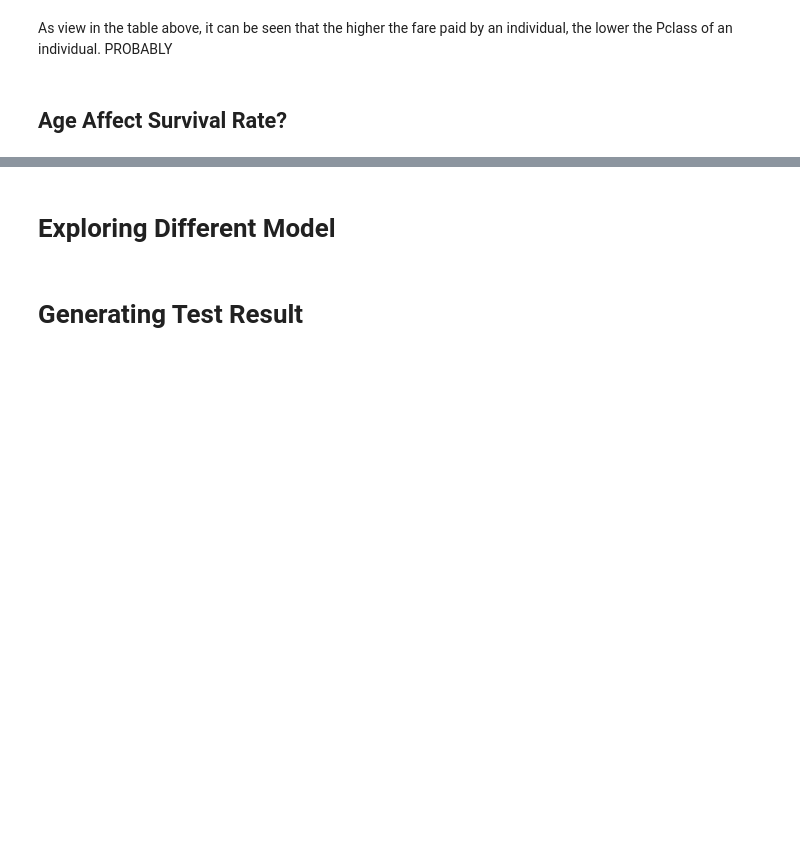
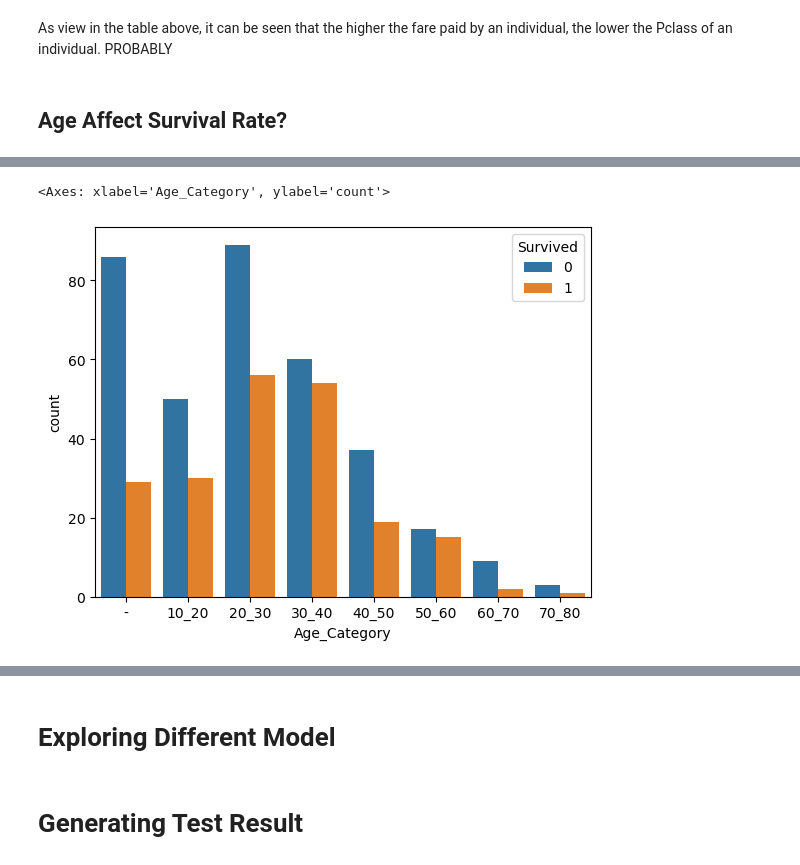
Before and after one commit to TangLitEn/kaggle-titanic, a Jupyter notebook: main.ipynb, the cells around one changed output, grey strips where cells are left out. Saved outputs shown, nothing was run; the diff lists cells and outputs as text; code cells hidden in the pictures; blank space fills up the shorter version.

```diff
--- a/main.ipynb
+++ b/main.ipynb
@@ -140,0 +166,26 @@ As view in the table above, it can be seen that the higher the fare paid by an i
+# %%
+# Survival Rate by Age Category
+def age_categorising(row):
+	if (row.Age > 0 and row.Age <= 10):
+		return "0_10"
+	elif (row.Age > 10 and row.Age <= 20):
+		return "10_20"
+	elif (row.Age > 20 and row.Age <= 30):
+		return "20_30"
+	elif (row.Age > 30 and row.Age <= 40):
+		return "30_40"
+	elif (row.Age > 40 and row.Age <= 50):
+		return "40_50"
+	elif (row.Age > 50 and row.Age <= 60):
+		return "50_60"
+	elif (row.Age > 60 and row.Age <= 70):
+		return "60_70"
+	elif (row.Age > 70 and row.Age <= 80):
+		return "70_80"
+	elif (row.Age > 80 and row.Age <= 90):
+		return "80_90"
+	else:
+		return "-"
+# %%
+real_train["Age_Category"] = real_train.apply(age_categorising,axis=1)
+real_train
@@ -140,0 +206,5 @@ As view in the table above, it can be seen that the higher the fare paid by an i
+# %%
+sns.countplot(data = real_train , x = "Age_Category" , hue = "Survived" , order = ["-","10_20","20_30","30_40","40_50","50_60","60_70","70_80"])
+# %% [output]
+<Axes: xlabel='Age_Category', ylabel='count'>
+[figure, added]
```
Also changed, not shown: parts of 9 cells of this notebook.
